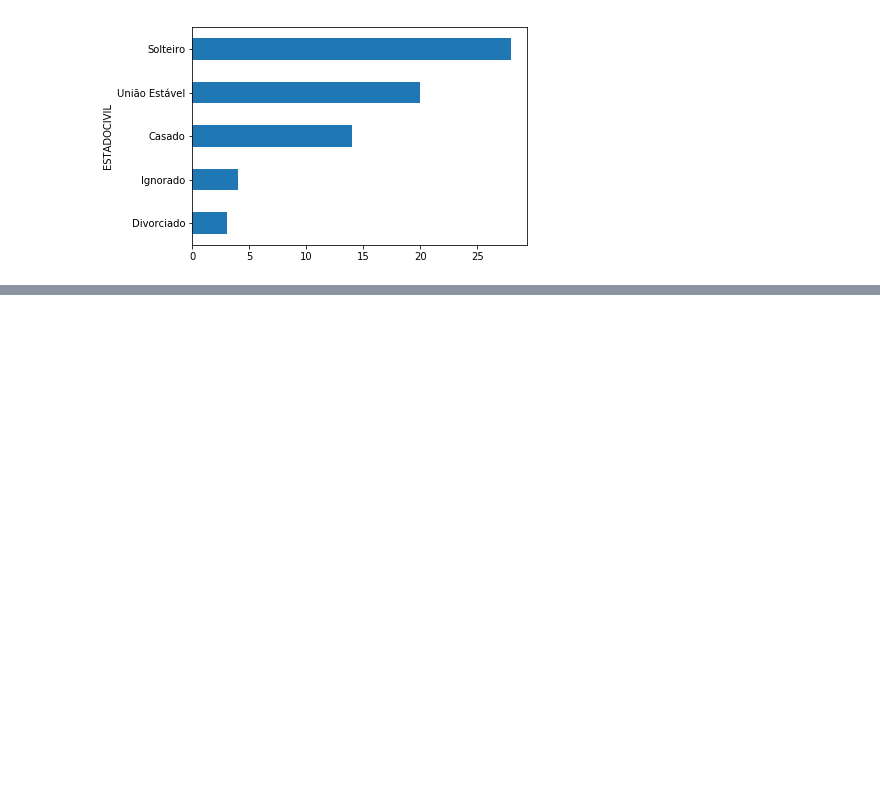
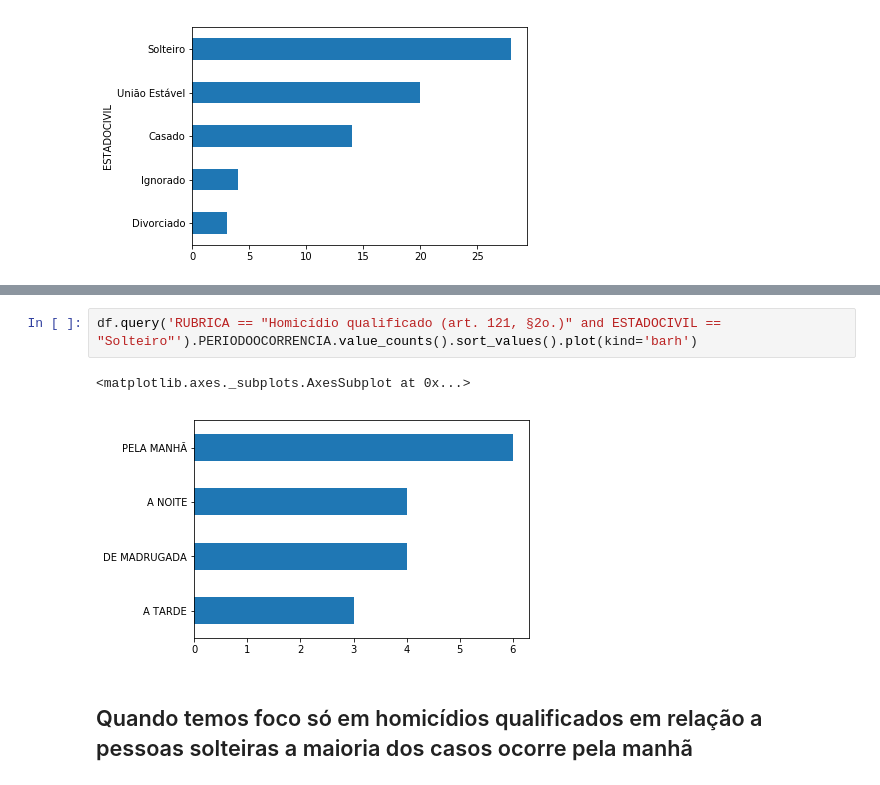
Before and after one commit to zKIQ/JupyterNotebook, a Jupyter notebook: Dados Feminicídio SP.ipynb, the cells around one changed output, grey strips where cells are left out. Cells and saved outputs as stored; diff of their text form; blank space fills up the shorter version.

```diff
--- a/Dados Feminicídio SP.ipynb
+++ b/Dados Feminicídio SP.ipynb
@@ -51,0 +108,7 @@ df.groupby('ESTADOCIVIL').size().sort_values().plot(kind='barh')
+# %%
+df.query('RUBRICA == "Homicídio qualificado (art. 121, §2o.)" and ESTADOCIVIL == "Solteiro"').PERIODOOCORRENCIA.value_counts().sort_values().plot(kind='barh')
+# %% [output]
+<matplotlib.axes._subplots.AxesSubplot at 0x...>
+[figure, added]
+# %% [markdown]
+## Quando temos foco só em homicídios qualificados em relação a pessoas solteiras a maioria dos casos ocorre pela manhã
```
Also changed, not shown: parts of 16 cells of this notebook.
